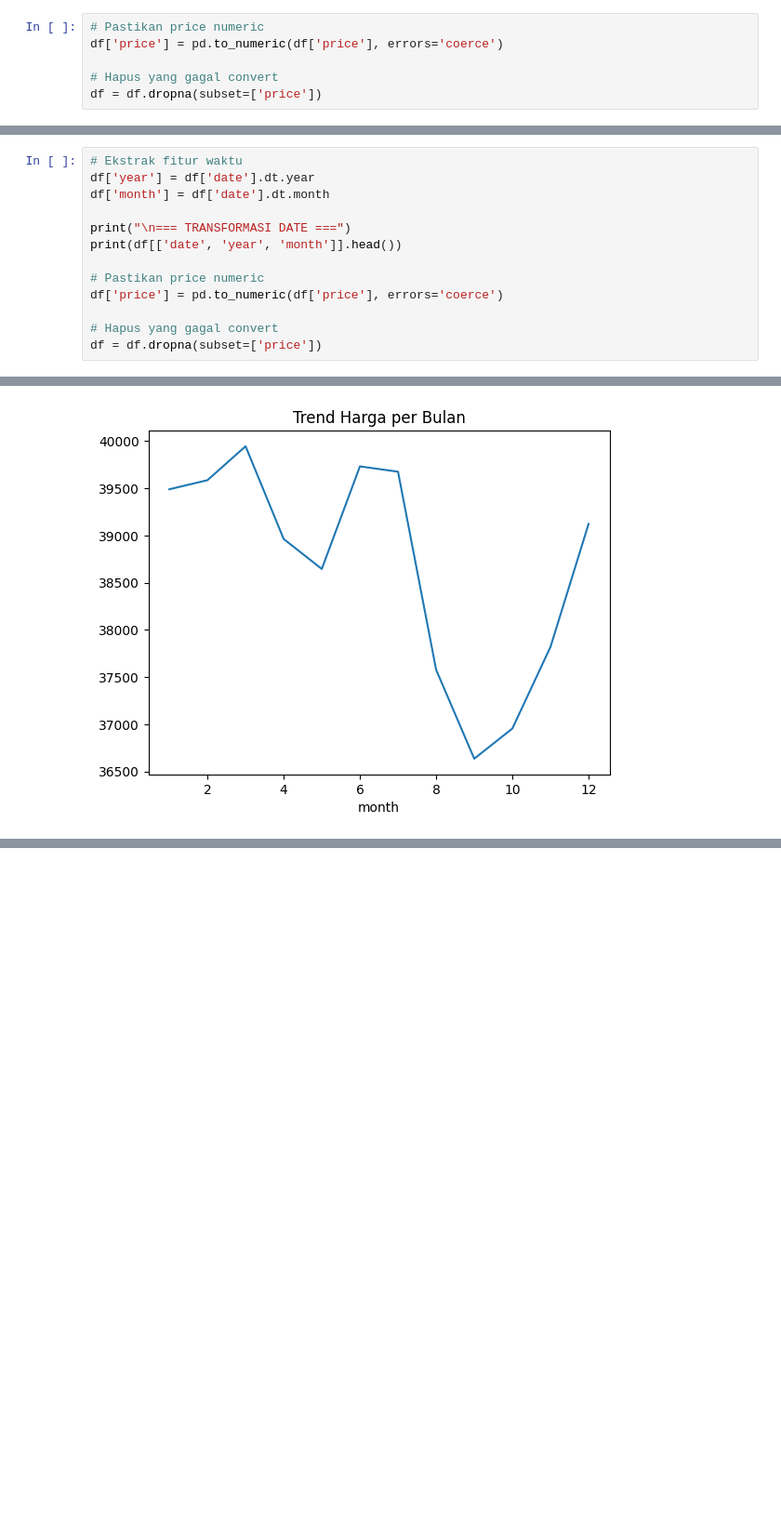
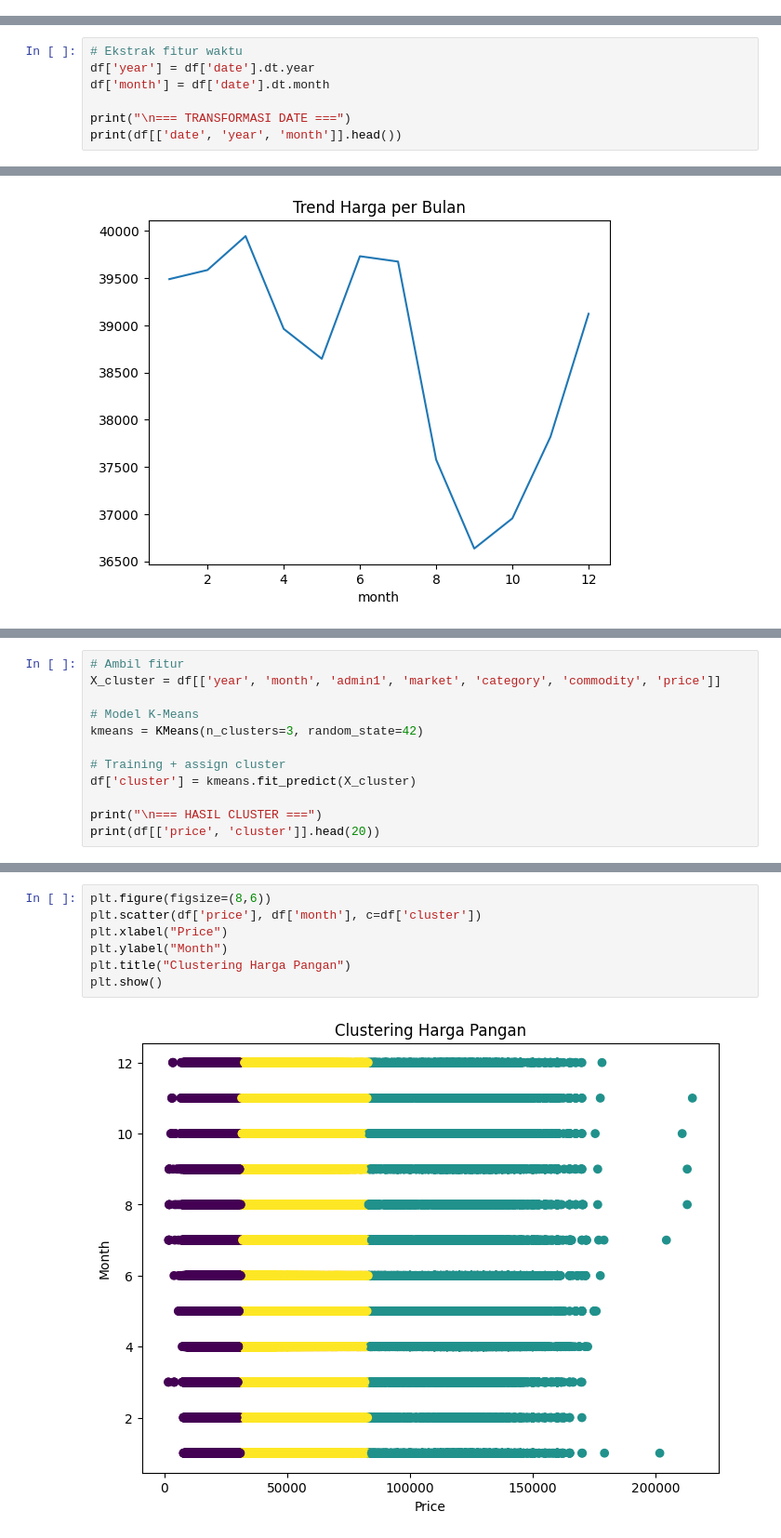
Before and after one commit to afllaabdi/tugas_data_mining, a Jupyter notebook: PenggalianData.ipynb, the cells around one changed output, grey strips where cells are left out. Shown at 93% size. Cells and saved outputs as stored; diff of their text form; blank space fills up the shorter version.

```diff
--- a/PenggalianData.ipynb
+++ b/PenggalianData.ipynb
@@ -89,12 +92,6 @@ print(df.shape)
 # %% [output]
 === SETELAH CLEANING ===
 (262900, 14)
-# %%
-# Pastikan price numeric
-df['price'] = pd.to_numeric(df['price'], errors='coerce')
-
-# Hapus yang gagal convert
-df = df.dropna(subset=['price'])
 # %% [markdown]
 6.DATA TRANSFORMATION
 # %%
@@ -104,12 +101,6 @@ df['month'] = df['date'].dt.month
 
 print("\n=== TRANSFORMASI DATE ===")
 print(df[['date', 'year', 'month']].head())
-
-# Pastikan price numeric
-df['price'] = pd.to_numeric(df['price'], errors='coerce')
-
-# Hapus yang gagal convert
-df = df.dropna(subset=['price'])
 # %% [output]
 === TRANSFORMASI DATE ===
            date  year  month
@@ -196,0 +190,12 @@ plt.show()
+# %%
+# Ambil fitur
+X_cluster = df[['year', 'month', 'admin1', 'market', 'category', 'commodity', 'price']]
+
+# Model K-Means
+kmeans = KMeans(n_clusters=3, random_state=42)
+
+# Training + assign cluster
+df['cluster'] = kmeans.fit_predict(X_cluster)
+
+print("\n=== HASIL CLUSTER ===")
+print(df[['price', 'cluster']].head(20))
@@ -196,0 +220,9 @@ plt.show()
+# %%
+plt.figure(figsize=(8,6))
+plt.scatter(df['price'], df['month'], c=df['cluster'])
+plt.xlabel("Price")
+plt.ylabel("Month")
+plt.title("Clustering Harga Pangan")
+plt.show()
+# %% [output]
+[figure, added]
```
Also changed, not shown: parts of 5 cells of this notebook.
